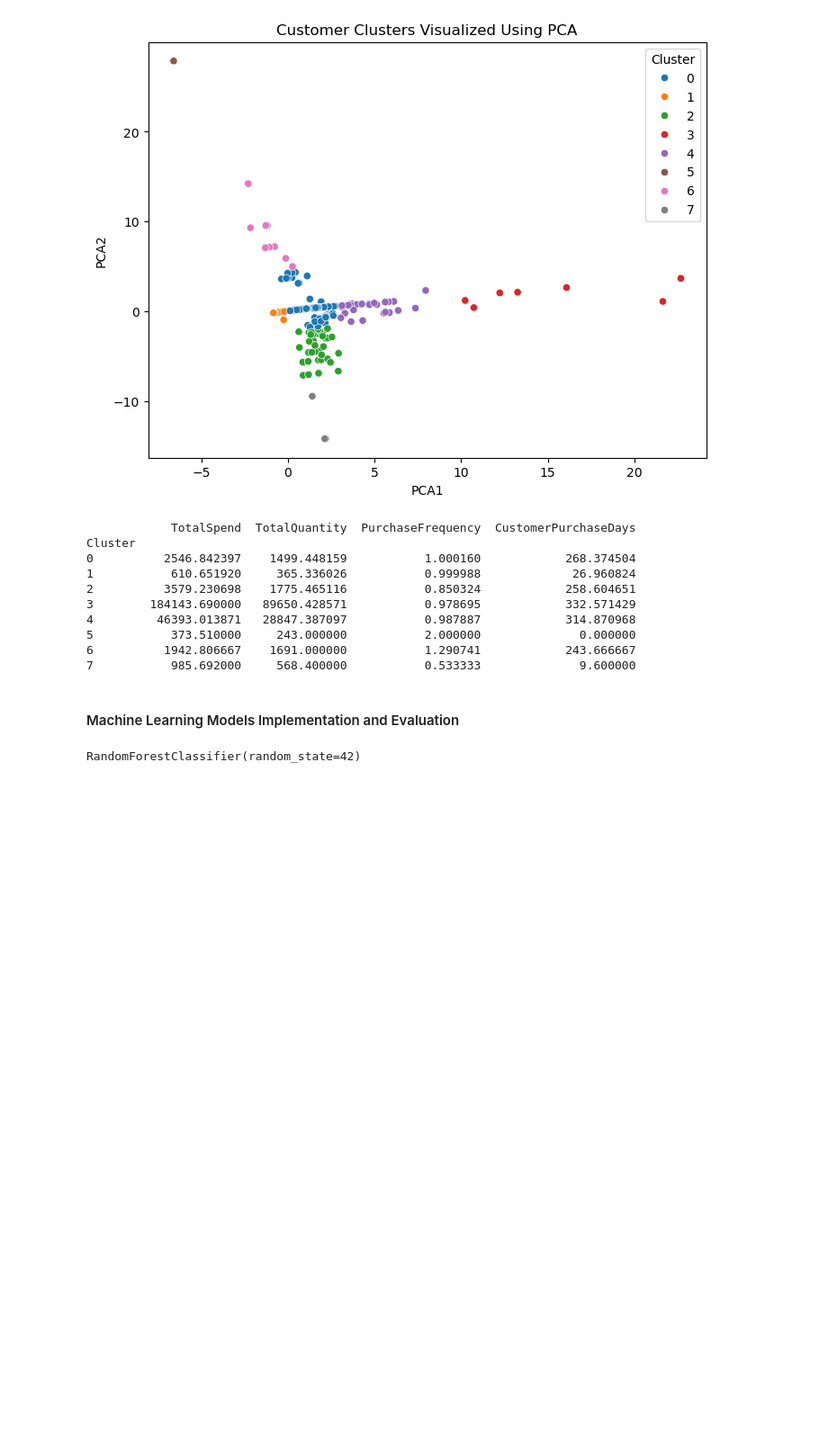
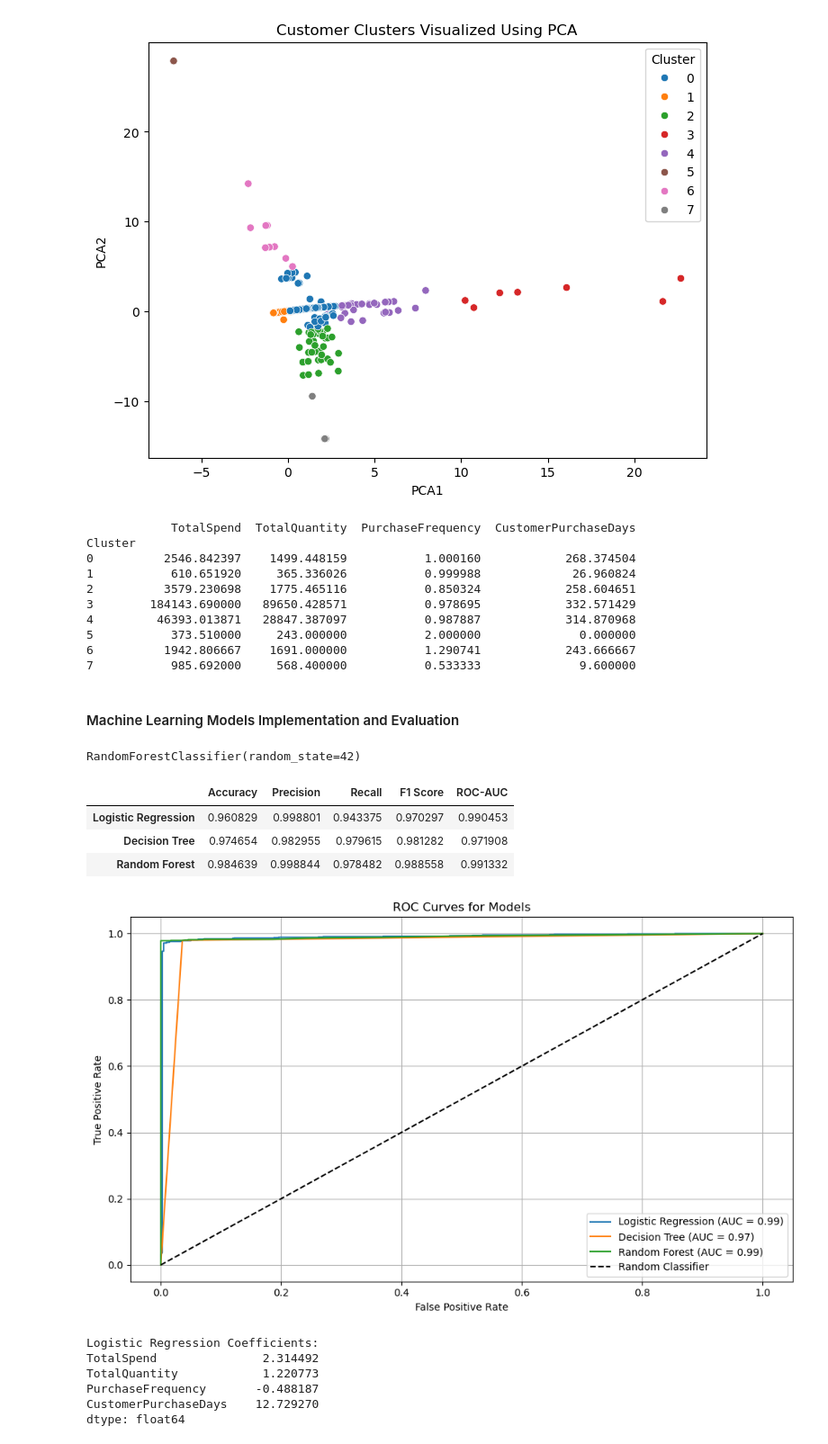
Before and after one commit to Zahid295/repeat-purchase-prediction, a Jupyter notebook: CA2_Capstone.ipynb, the cells around one changed output. Shown at 90% size. Cells and saved outputs as stored; diff of their text form; code cells hidden in the pictures; blank space fills up the shorter version.

Commit message:
Add machine learning models Evaluation

```diff
--- a/CA2_Capstone.ipynb
+++ b/CA2_Capstone.ipynb
@@ -465,0 +481,46 @@ rf_proba = rf.predict_proba(X_test_scaled)[:, 1]
+# %%
+
+# Results table
+results = pd.DataFrame([logreg_metrics, dtree_metrics, rf_metrics],
+                       index=['Logistic Regression', 'Decision Tree', 'Random Forest'])
+results
+# %% [output]
+|  | Accuracy | Precision | Recall | F1 Score | ROC-AUC |
+| Logistic Regression | 0.960829 | 0.998801 | 0.943375 | 0.970297 | 0.990453 |
+| Decision Tree | 0.974654 | 0.982955 | 0.979615 | 0.981282 | 0.971908 |
+| Random Forest | 0.984639 | 0.998844 | 0.978482 | 0.988558 | 0.991332 |
+# %%
+# ROC Curve
+plt.figure(figsize=(10, 6))
+
+# Generate ROC curves for each model and add labels
+for model_name, y_proba in zip(['Logistic Regression', 'Decision Tree', 'Random Forest'],
+                               [logreg_proba, dtree_proba, rf_proba]):
+    fpr, tpr, _ = roc_curve(y_test, y_proba)
+    auc_score = roc_auc_score(y_test, y_proba)
+    plt.plot(fpr, tpr, label=f"{model_name} (AUC = {auc_score:.2f})")
+
+# Add the baseline
+plt.plot([0, 1], [0, 1], 'k--', label='Random Classifier')
+
+# Plot details
+plt.xlabel('False Positive Rate')
+plt.ylabel('True Positive Rate')
+plt.title('ROC Curves for Models')
+plt.legend()
+plt.grid(True)
+plt.tight_layout()
+plt.show()
+# %% [output]
+[figure, added]
+# %%
+# Logistic Regression coefficients
+print("Logistic Regression Coefficients:")
+print(pd.Series(logreg.coef_[0], index=X.columns))
+# %% [output]
+Logistic Regression Coefficients:
+TotalSpend               2.314492
+TotalQuantity            1.220773
+PurchaseFrequency       -0.488187
+CustomerPurchaseDays    12.729270
+dtype: float64
```
Also changed, not shown: parts of 2 cells of this notebook, 1 other file.
